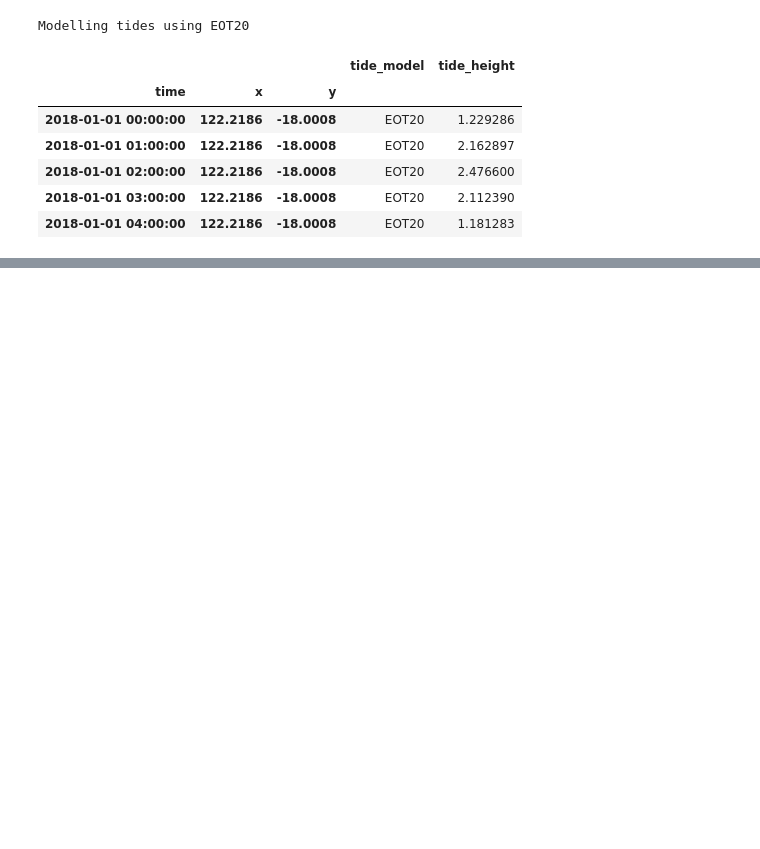
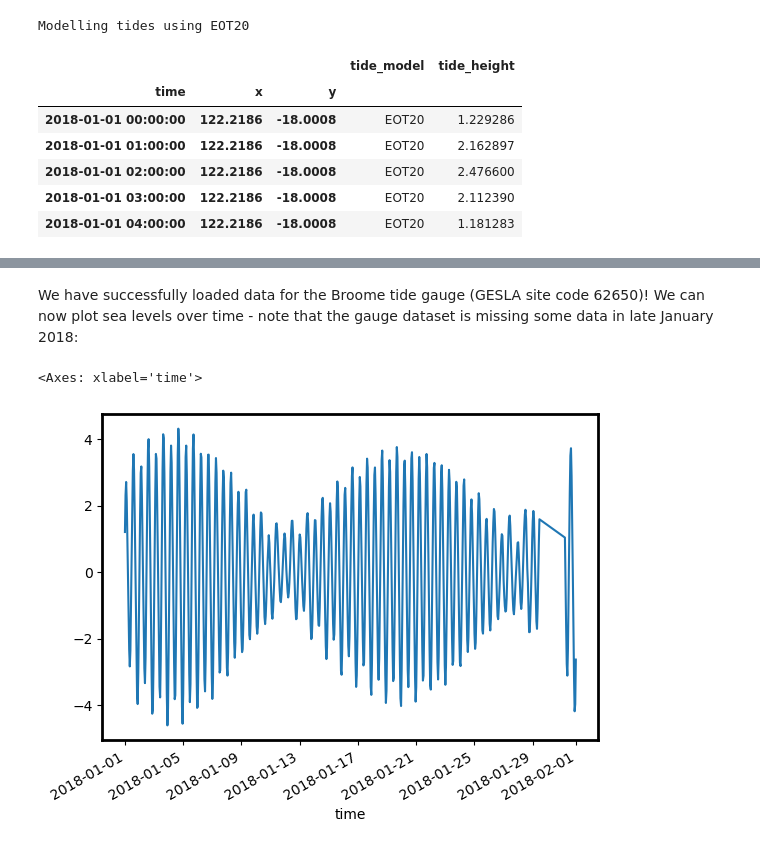
Before and after one commit to GeoscienceAustralia/eo-tides, a Jupyter notebook: docs/notebooks/Validating_tides.ipynb, the cells around one changed output, grey strips where cells are left out. Drawn from its saved outputs; the diff is of its cells as text; code cells hidden in the pictures; blank space fills up the shorter version.

```diff
--- a/docs/notebooks/Validating_tides.ipynb
+++ b/docs/notebooks/Validating_tides.ipynb
@@ -6,15 +19,19 @@
 from eo_tides.model import model_tides
 import pandas as pd
 
-tide_df = model_tides(
-    x=122.2186,
-    y=-18.0008,
-    time=pd.date_range(start="2018-01-01", end="2018-01-20", freq="1h"),
-    directory="../../tests/data/tide_models",
+x, y = 122.2186, -18.0008
+start_time = "2018-01-01"
+end_time = "2018-01-31"
+
+modelled_df = model_tides(
+    x=x,
+    y=y,
+    time=pd.date_range(start=start_time, end=end_time, freq="1h"),
+    directory=directory,
 )
 
 # Print outputs
-tide_df.head()
+modelled_df.head()
 # %% [output]
 Modelling tides using EOT20
 |  |  |  | tide_model | tide_height |
@@ -26,0 +52,3 @@ Modelling tides using EOT20
+# %%
+gesla_data_path = "../../tests/data/"
+gesla_metadata_path = "../../tests/data/GESLA3_ALL 2.csv"
@@ -27,19 +65,14 @@ Modelling tides using EOT20
 # %%
-from eo_tides.validation import eval_metrics, load_gauge_gesla
+from eo_tides.validation import load_gauge_gesla
 
-# Load gauge data, subtracting to observed mean sea level
+# Load gauge data
 gauge_df = load_gauge_gesla(
-    x=122.3186,
-    y=-18.0008,
-    time=("2018-01-01", "2018-01-20"),
+    x=x,
+    y=y,
+    time=(start_time, end_time),
     correct_mean=True,
-    data_path="../../tests/data/",
-    metadata_path="../../tests/data/GESLA3_ALL 2.csv",
+    data_path=gesla_data_path,
+    metadata_path=gesla_metadata_path,
 )
 gauge_df.head()
-
-# Combine modelled and observed gauge data and compare
-joined_df = gauge_df.join(tide_df)
-joined_df.plot.scatter(x="sea_level", y="tide_height")
-eval_metrics(x=joined_df.sea_level, y=joined_df.tide_height)
 # %% [output]
@@ -53,0 +87,7 @@ dtype: float64
+# %% [markdown]
+We have successfully loaded data for the Broome tide gauge (GESLA site code 62650)! We can now plot sea levels over time - note that the gauge dataset is missing some data in late January 2018:
+# %%
+gauge_df.reset_index("site_code").sea_level.plot()
+# %% [output]
+<Axes: xlabel='time'>
+[figure, added]
```
Also changed, not shown: parts of 18 cells of this notebook, 5 other files.
